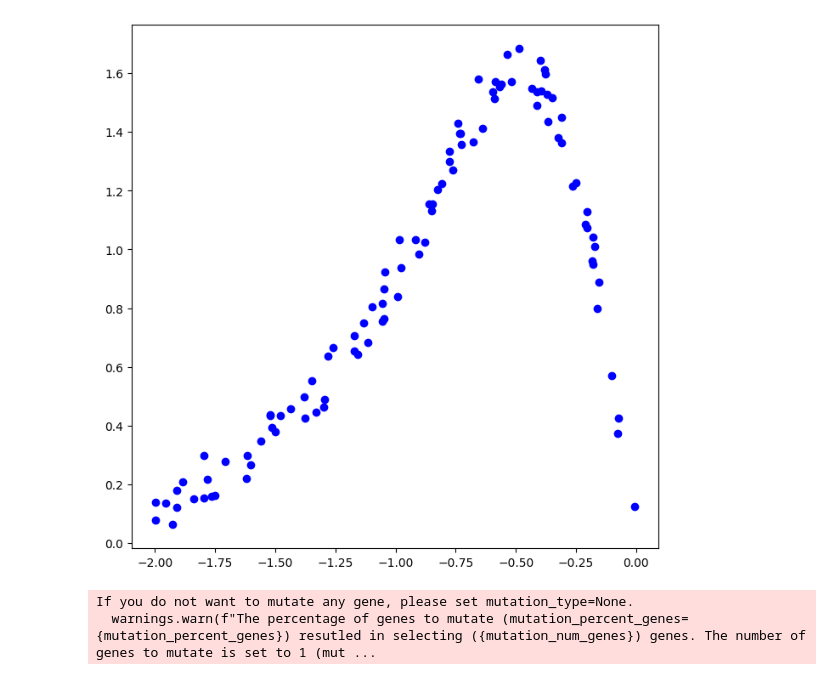
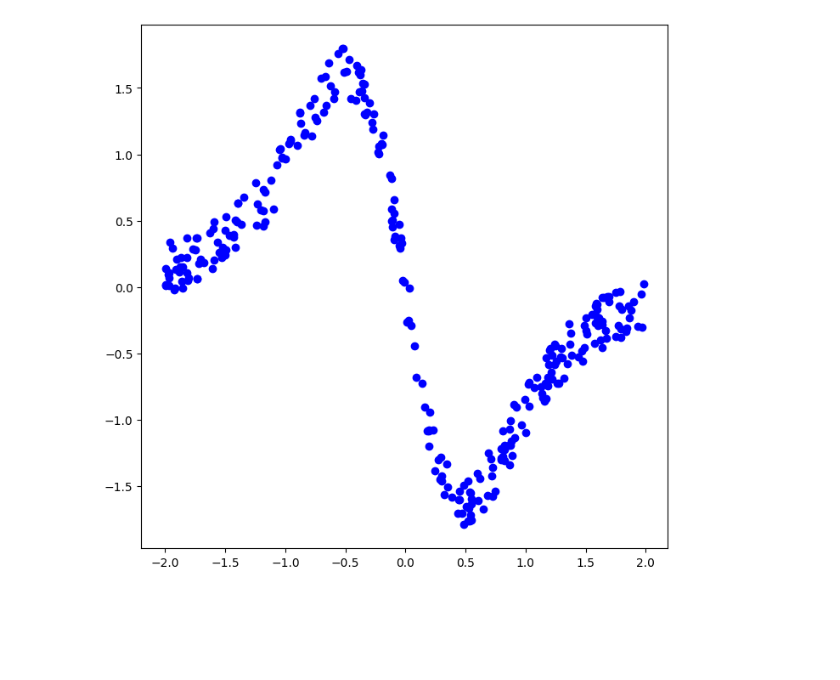
Before and after one commit to AgostinoRizzo/genpro, a Jupyter notebook: bezier-spline-ga.ipynb, the cells around one changed output. Saved outputs shown, nothing was run; the diff lists cells and outputs as text; code cells hidden in the pictures; blank space fills up the shorter version.

```diff
--- a/bezier-spline-ga.ipynb
+++ b/bezier-spline-ga.ipynb
@@ -13,7 +13,7 @@ import bezier_spline
 random.seed(0)
 # %%
 S = dataset.MagmanDataset()
-S.sample(size=100, noise=0.1)
+S.sample(size=300, noise=0.2)
 S.plot()
 # %% [output]
-[figure, old version]
+[figure, new version]
@@ -67,16 +125,12 @@ ga_instance = pygad.GA(num_generations=num_generations,
                        fitness_func=fitness_function,
                        sol_per_pop=sol_per_pop,
                        num_genes=num_genes,
-                       init_range_low=init_range_low,
-                       init_range_high=init_range_high,
+                       initial_population=initial_population,
                        parent_selection_type=parent_selection_type,
                        keep_parents=keep_parents,
                        crossover_type=crossover_type,
                        mutation_type=mutation_type,
                        mutation_percent_genes=mutation_percent_genes)
-# %% [output]
-If you do not want to mutate any gene, please set mutation_type=None.
-  warnings.warn(f"The percentage of genes to mutate (mutation_percent_genes={mutation_percent_genes}) resutled in selecting ({mutation_num_genes}) genes. The number of genes to mutate is set to 1 (mut ...
 # %%
 ga_instance.run()
 
```
Also changed, not shown: parts of 5 cells of this notebook, 2 other files.
